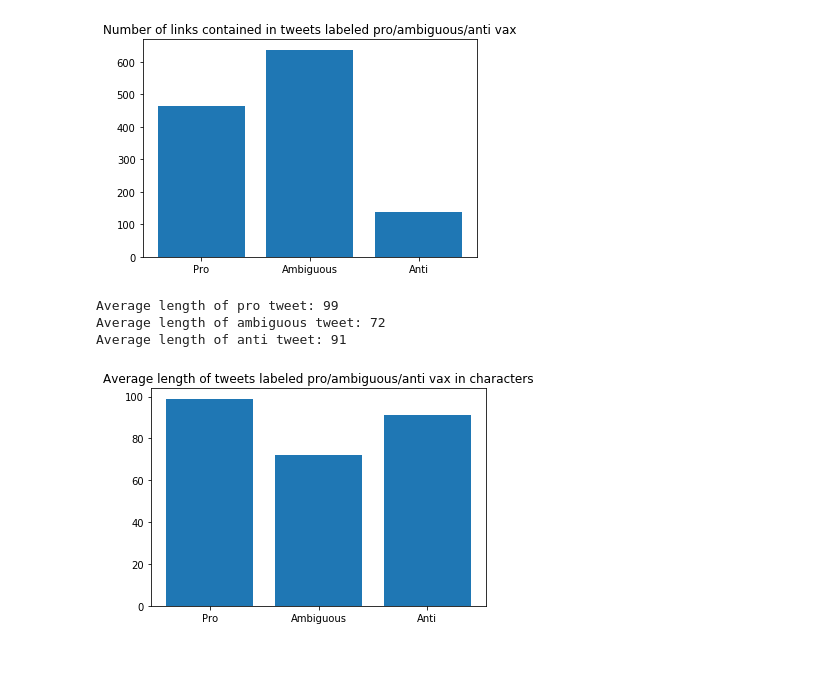
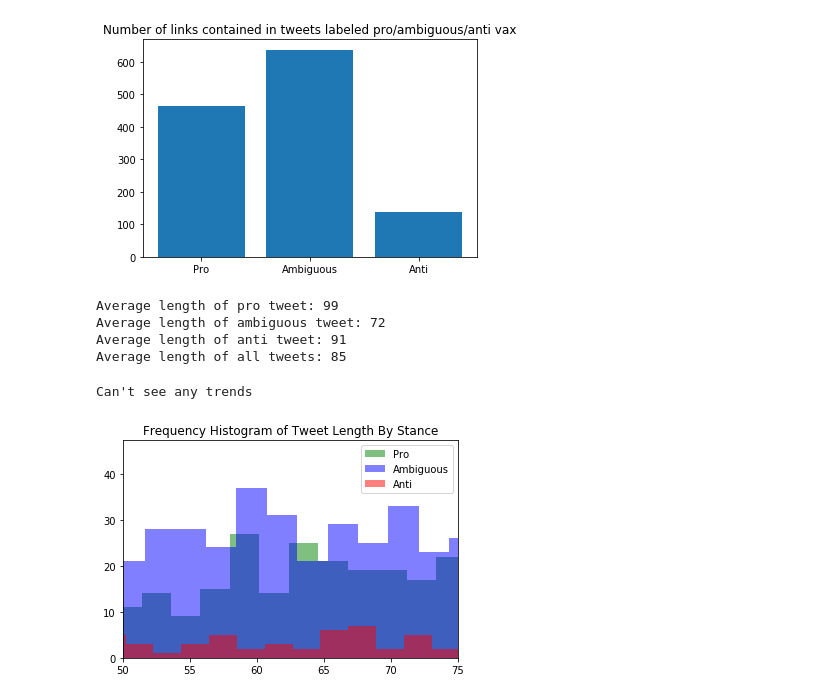
Before and after one commit to Kayala47/sure-2020, a Jupyter notebook: sure-2020-features.ipynb, the cells around one changed output. Saved outputs shown, nothing was run; the diff lists cells and outputs as text; code cells hidden in the pictures; blank space fills up the shorter version.

```diff
--- a/sure-2020-features.ipynb
+++ b/sure-2020-features.ipynb
@@ -96,29 +106,37 @@ c_len_anti_sum = sum(data['c_len_anti'])
 num_elems_anti = sum([1 if (value > 0) else 0 for value in data['c_len_anti']])
 c_len_anti_avg = int(c_len_anti_sum/num_elems_anti)
 print("Average length of anti tweet: {}".format(c_len_anti_avg))
+
+#here's the avg length of all tweets
+data['c_len_total'] = [data['body_len_char'][i] for i in range(len(data['body_len_char']))]
+c_len_total_sum = sum(data['c_len_total'])
+num_elems_total = sum([1 if (value > 0) else 0 for value in data['c_len_total']])
+c_len_total_avg = int(c_len_total_sum/num_elems_total)
+print('Average length of all tweets: {}'.format(c_len_total_avg))
 # %% [output]
 Average length of pro tweet: 99
 Average length of ambiguous tweet: 72
 Average length of anti tweet: 91
+Average length of all tweets: 85
-# %%
-#plotting each of the above
-
-from matplotlib.ticker import FuncFormatter
-import numpy as np
-
-x = np.arange(3)
-y = [c_len_pro_avg, c_len_amb_avg, c_len_anti_avg]
-
-def values(x, pos):
-    return '%1.1d' % (x)
-
-formatter = FuncFormatter(values)
-fig, ax = pyplot.subplots()
-ax.yaxis.set_major_formatter(formatter)
-pyplot.bar(x, y)
-pyplot.xticks(x, ('Pro', 'Ambiguous', 'Anti'))
-pyplot.title("Average length of tweets labeled pro/ambiguous/anti vax in characters")
-
-pyplot.show()
-# %% [output]
-[figure, removed]
+# %%
+avg_pro = data.loc[data.stance == 1.0, 'c_len_total']
+avg_amb = data.loc[data.stance == 0.0, 'c_len_total']
+avg_anti = data.loc[data.stance == -1.0, 'c_len_total']
+avg_total = data['c_len_total']
+
+kwargs = dict(alpha=0.5, bins=100)
+
+pyplot.hist(avg_pro, **kwargs, color='g', label='Pro')
+pyplot.hist(avg_amb, **kwargs, color='b', label='Ambiguous')
+pyplot.hist(avg_anti, **kwargs, color='r', label='Anti')
+# pyplot.hist(avg_total, **kwargs, color='orange', label='All')
+
+
+pyplot.gca().set(title='Frequency Histogram of Tweet Length By Stance')
+pyplot.xlim(50,75)
+pyplot.legend()
+
+print("Can't see any trends")
+# %% [output]
+Can't see any trends
+[figure, added]
```
Also changed, not shown: parts of 7 cells of this notebook.
